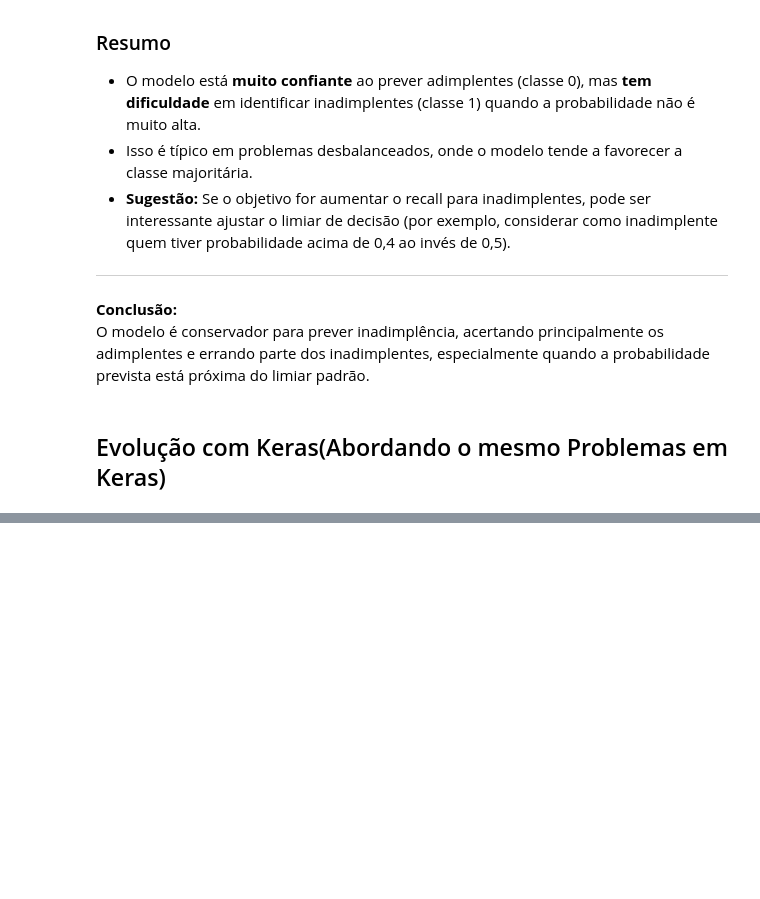
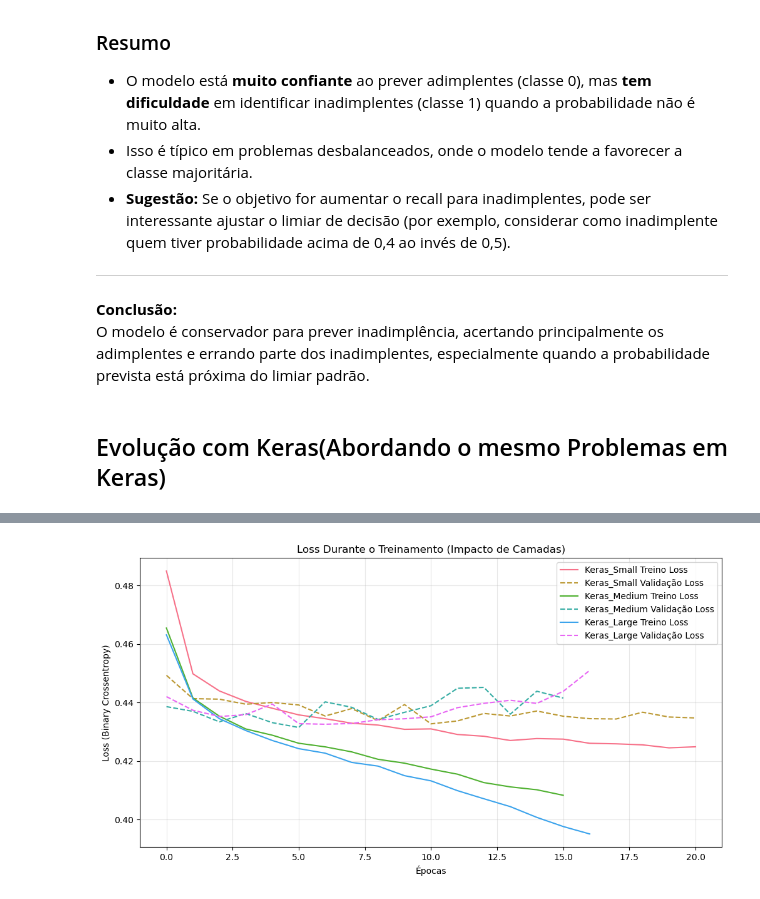
Before and after one commit to vinispeed/Projeto-de-Redes-Neurais-Artificiais---Previsao-de-inadiplencia-de-Cart-o-de-Credito, a Jupyter notebook: trabalho_redes_neurais_artificiais_padrão_clientes_cartao_crédito.ipynb, the cells around one changed output, grey strips where cells are left out. Cells and saved outputs as stored; diff of their text form; code cells hidden in the pictures; blank space fills up the shorter version.

```diff
--- a/trabalho_redes_neurais_artificiais_padrão_clientes_cartao_crédito.ipynb
+++ b/trabalho_redes_neurais_artificiais_padrão_clientes_cartao_crédito.ipynb
@@ -826,20 +696,0 @@ plt.show()
-# %%
-from tensorflow.keras.callbacks import EarlyStopping
-
-# Definindo o EarlyStopping
-early_stop = EarlyStopping(
-    monitor='val_loss',
-    patience=5,
-    restore_best_weights=True,
-    verbose=1
-)
-
-# Exemplo de uso no treinamento do modelo Keras:
-history = model.fit(
-    X_train_scaled, y_train,
-    validation_data=(X_val_scaled, y_val),
-    epochs=50,
-    batch_size=params['batch_size'],
-    callbacks=[early_stop],
-    verbose=1
-)
@@ -1027,0 +697,76 @@ Mostre os gráficos de aprendizado e explique o comportamento do modelo.
+# %%
+#  Estudo de Impacto de Hiperparâmetros
+
+# Impacto do número e tamanho de camadas ocultas
+print("\n--- Estudo de Impacto: Número e Tamanho de Camadas Ocultas ---")
+hidden_layer_configs = {
+    'Keras_Small': [50],
+    'Keras_Medium': [100, 50],
+    'Keras_Large': [200, 100, 50],
+}
+keras_results_layers = {}
+
+for name, layers in hidden_layer_configs.items():
+    print(f"\nTreinando {name}...")
+    model = build_keras_model(hidden_layers=layers)
+
+    # Early Stopping
+    early_stopping = EarlyStopping(monitor='val_loss', patience=10, restore_best_weights=True)
+
+    # Treinamento
+    history = model.fit(X_train, y_train, epochs=100, batch_size=32,
+                        validation_data=(X_val, y_val), callbacks=[early_stopping], verbose=0)
+
+    # Avaliação no conjunto de teste
+    loss, accuracy = model.evaluate(X_test, y_test, verbose=0)
+    y_pred_proba = model.predict(X_test).flatten()
+    y_pred = (y_pred_proba > 0.5).astype(int)
+
+    precision = precision_score(y_test, y_pred)
+    recall = recall_score(y_test, y_pred)
+    f1 = f1_score(y_test, y_pred)
+    auc = roc_auc_score(y_test, y_pred_proba)
+
+    keras_results_layers[name] = {
+        'model': model,
+        'history': history,
+        'accuracy': accuracy,
+        'precision': precision,
+        'recall': recall,
+        'f1': f1,
+        'auc': auc,
+        'y_pred': y_pred,
+        'y_pred_proba': y_pred_proba
+    }
+
+    print(f"  Loss: {loss:.4f}")
+    print(f"  Acurácia: {accuracy:.4f}")
+    print(f"  Precisão: {precision:.4f}")
+    print(f"  Recall: {recall:.4f}")
+    print(f"  F1-Score: {f1:.4f}")
+    print(f"  AUC-ROC: {auc:.4f}")
+
+# Comparação dos resultados de camadas
+results_layers_df = pd.DataFrame({
+    'Modelo': list(keras_results_layers.keys()),
+    'Acurácia': [keras_results_layers[k]['accuracy'] for k in keras_results_layers.keys()],
+    'Precisão': [keras_results_layers[k]['precision'] for k in keras_results_layers.keys()],
+    'Recall': [keras_results_layers[k]['recall'] for k in keras_results_layers.keys()],
+    'F1-Score': [keras_results_layers[k]['f1'] for k in keras_results_layers.keys()],
+    'AUC-ROC': [keras_results_layers[k]['auc'] for k in keras_results_layers.keys()]
+})
+print("\nResumo das métricas (Impacto de Camadas):")
+print(results_layers_df.round(4))
+
+# Visualização do loss durante o treinamento para as diferentes configurações de camadas
+plt.figure(figsize=(12, 6))
+for name, res in keras_results_layers.items():
+    plt.plot(res['history'].history['loss'], label=f'{name} Treino Loss')
+    plt.plot(res['history'].history['val_loss'], label=f'{name} Validação Loss', linestyle='--')
+plt.title('Loss Durante o Treinamento (Impacto de Camadas)')
+plt.xlabel('Épocas')
+plt.ylabel('Loss (Binary Crossentropy)')
+plt.legend()
+plt.grid(True, alpha=0.3)
+plt.show()
+# %% [output]
@@ -1027,0 +790 @@ Mostre os gráficos de aprendizado e explique o comportamento do modelo.
+[figure, added]
```
Also changed, not shown: parts of 32 cells of this notebook.
